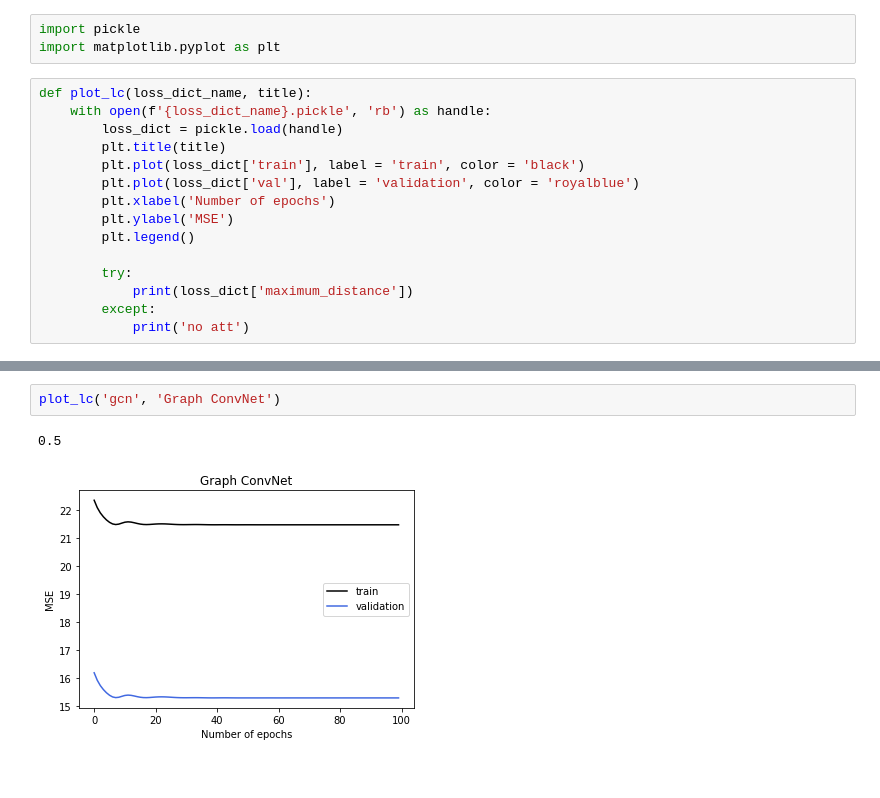
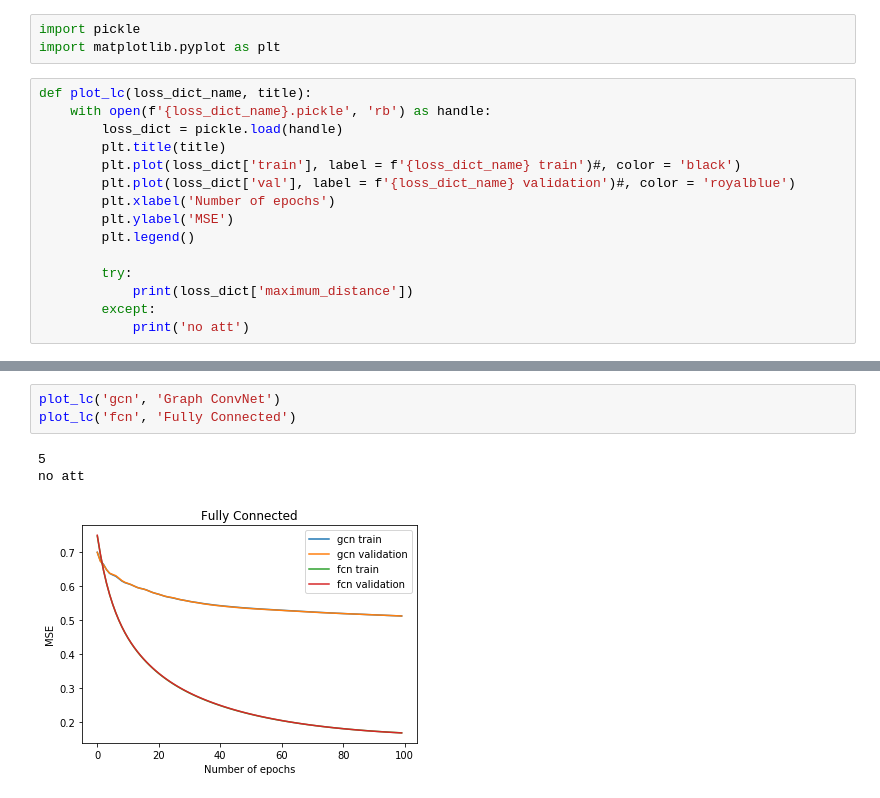
Before and after one commit to florpi/GraphCosmologyNetwork, a Jupyter notebook: outputs/learning_curves/learning_curve_comparison.ipynb, the cells around one changed output, grey strips where cells are left out. Saved outputs shown, nothing was run; the diff lists cells and outputs as text.

```diff
--- a/outputs/learning_curves/learning_curve_comparison.ipynb
+++ b/outputs/learning_curves/learning_curve_comparison.ipynb
@@ -6,8 +6,8 @@ def plot_lc(loss_dict_name, title):
     with open(f'{loss_dict_name}.pickle', 'rb') as handle:
         loss_dict = pickle.load(handle)
         plt.title(title)
-        plt.plot(loss_dict['train'], label = 'train', color = 'black')
-        plt.plot(loss_dict['val'], label = 'validation', color = 'royalblue')
+        plt.plot(loss_dict['train'], label = f'{loss_dict_name} train')#, color = 'black')
+        plt.plot(loss_dict['val'], label = f'{loss_dict_name} validation')#, color = 'royalblue')
         plt.xlabel('Number of epochs')
         plt.ylabel('MSE')
         plt.legend()
@@ -29,5 +37,7 @@ plot_lc('gcn', 'Graph ConvNet')
 # %%
 plot_lc('gcn', 'Graph ConvNet')
+plot_lc('fcn', 'Fully Connected')
 # %% [output]
-0.5
+5
+no att
-[figure, old version]
+[figure, new version]
```
Also changed, not shown: parts of 4 cells of this notebook, 11 other files.
